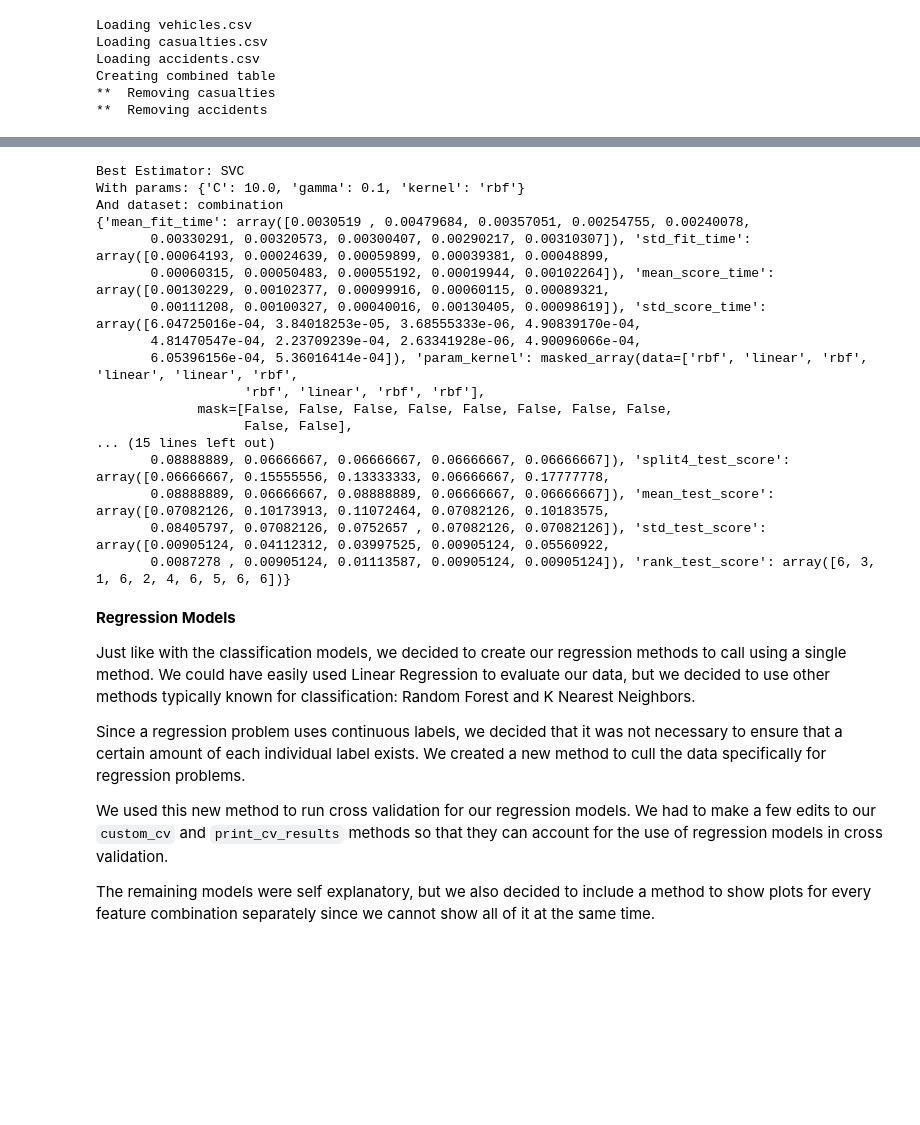
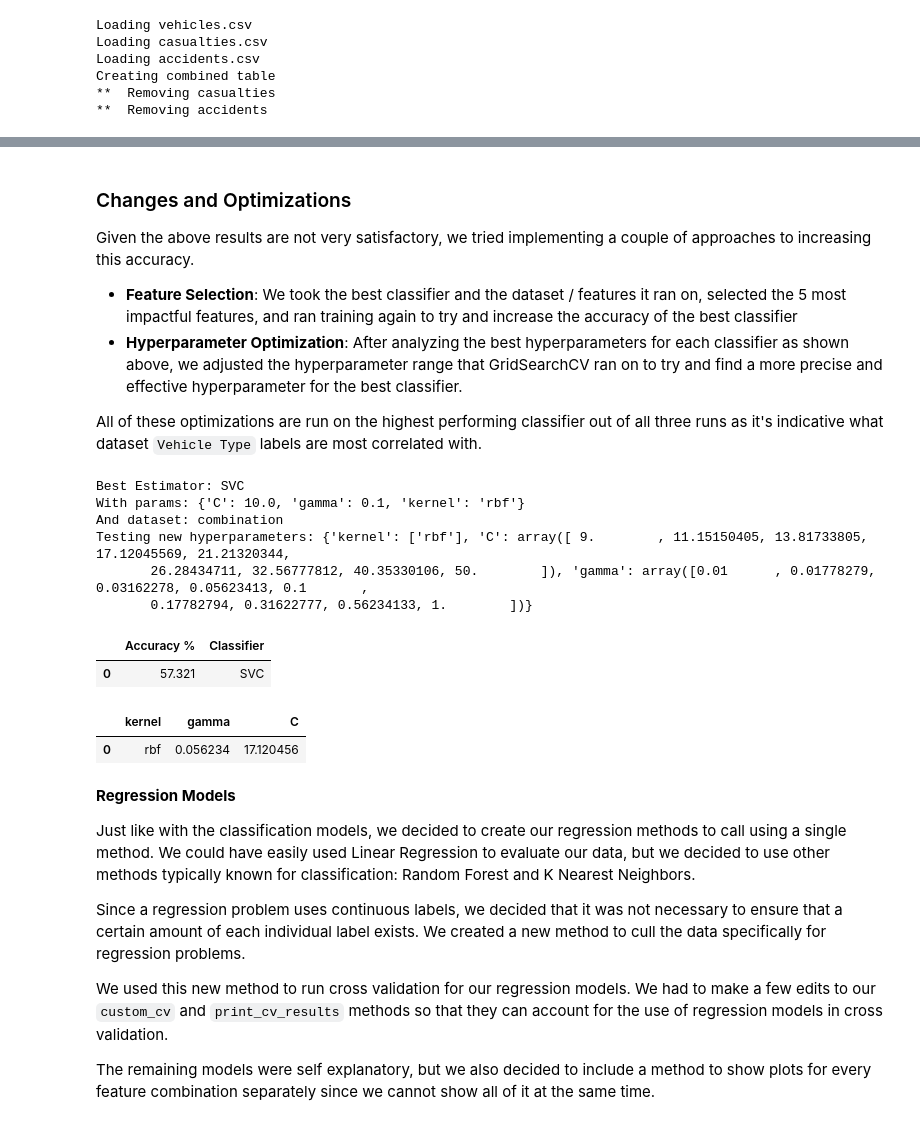
Before and after one commit to corbin-hayden13/CS345_UK_Accident_Analysis, a Jupyter notebook: UK_Accident_Analysis 2.ipynb, the cells around one changed output, grey strips where cells are left out. Saved outputs shown, nothing was run; the diff lists cells and outputs as text; code cells hidden in the pictures; blank space fills up the shorter version.

```diff
--- a/UK_Accident_Analysis 2.ipynb
+++ b/UK_Accident_Analysis 2.ipynb
@@ -506,3 +512,11 @@ pd.DataFrame(output)
+# %% [markdown]
+### Changes and Optimizations
+
+Given the above results are not very satisfactory, we tried implementing a couple of approaches to increasing this accuracy.
+ - **Feature Selection**:  We took the best classifier and the dataset / features it ran on, selected the 5 most impactful features, and ran training again to try and increase the accuracy of the best classifier
+ - **Hyperparameter Optimization**:  After analyzing the best hyperparameters for each classifier as shown above, we adjusted the hyperparameter range that GridSearchCV ran on to try and find a more precise and effective hyperparameter for the best classifier.
+
+All of these optimizations are run on the highest performing classifier out of all three runs as it's indicative what dataset `Vehicle Type` labels are most correlated with.
 # %%
 # Running given best parameters on different features
 
@@ -541,46 +555,53 @@ def fit_best_features(results, label_key, num_optimal_features=5):
         y = dataset[:, -1]
 
         svc_params = {
-            "kernel": ["linear", "rbf"],
-            "C": gen_logspace(0.001, 10, 5),
-            "gamma": gen_logspace(0.001, 10, 5),
+            "kernel": ["rbf"],
+            "C": gen_logspace(9.0, 50.0, 9),
+            "gamma": gen_logspace(0.01, 1, 9),
         }
         rfc_params = {
-            "n_estimators": gen_logspace(1, 1000, 5, as_int=True),
-            "min_samples_split": gen_logspace(2, 10, 5, as_int=True),
-            "max_depth": gen_logspace(5, 30, 5, as_int=True),
-            "min_samples_leaf": gen_logspace(1, 10, 5, as_int=True),
+            "n_estimators": gen_logspace(800, 3000, 10, as_int=True),
         }
 
+        new_params = svc_params if best_results["best_estimator"].__class__.__name__ == "SVC" else rfc_params
+
         return custom_cv(
-            [best_results["best_estimator"]],
+            [SVC()],
             X, y,
-            params_list=[svc_params if best_results["best_estimator"].__class__.__name__ == "SVC" else rfc_params],
+            params_list=[new_params],
             scoring='accuracy',
             random_search=True,
-            verbose=False
         )
 
-results = fit_best_features(results_list, "Vehicle_Type")
-print(results[list(results.keys())[0]]["gs_results"])
+results = fit_best_features(results_list, "Vehicle_Type", num_optimal_features=3)
 # %% [output]
 Best Estimator: SVC
 With params: {'C': 10.0, 'gamma': 0.1, 'kernel': 'rbf'}
 And dataset: combination
-{'mean_fit_time': array([0.0030519 , 0.00479684, 0.00357051, 0.00254755, 0.00240078,
-       0.00330291, 0.00320573, 0.00300407, 0.00290217, 0.00310307]), 'std_fit_time': array([0.00064193, 0.00024639, 0.00059899, 0.00039381, 0.00048899,
-       0.00060315, 0.00050483, 0.00055192, 0.00019944, 0.00102264]), 'mean_score_time': array([0.00130229, 0.00102377, 0.00099916, 0.00060115, 0.00089321,
-       0.00111208, 0.00100327, 0.00040016, 0.00130405, 0.00098619]), 'std_score_time': array([6.04725016e-04, 3.84018253e-05, 3.68555333e-06, 4.90839170e-04,
-       4.81470547e-04, 2.23709239e-04, 2.63341928e-06, 4.90096066e-04,
-       6.05396156e-04, 5.36016414e-04]), 'param_kernel': masked_array(data=['rbf', 'linear', 'rbf', 'linear', 'linear', 'rbf',
-                   'rbf', 'linear', 'rbf', 'rbf'],
-             mask=[False, False, False, False, False, False, False, False,
-                   False, False],
-... (15 lines left out)
-       0.08888889, 0.06666667, 0.06666667, 0.06666667, 0.06666667]), 'split4_test_score': array([0.06666667, 0.15555556, 0.13333333, 0.06666667, 0.17777778,
-       0.08888889, 0.06666667, 0.08888889, 0.06666667, 0.06666667]), 'mean_test_score': array([0.07082126, 0.10173913, 0.11072464, 0.07082126, 0.10183575,
-       0.08405797, 0.07082126, 0.0752657 , 0.07082126, 0.07082126]), 'std_test_score': array([0.00905124, 0.04112312, 0.03997525, 0.00905124, 0.05560922,
-       0.0087278 , 0.00905124, 0.01113587, 0.00905124, 0.00905124]), 'rank_test_score': array([6, 3, 1, 6, 2, 4, 6, 5, 6, 6])}
+Testing new hyperparameters: {'kernel': ['rbf'], 'C': array([ 9.        , 11.15150405, 13.81733805, 17.12045569, 21.21320344,
+       26.28434711, 32.56777812, 40.35330106, 50.        ]), 'gamma': array([0.01      , 0.01778279, 0.03162278, 0.05623413, 0.1       ,
+       0.17782794, 0.31622777, 0.56234133, 1.        ])}
+# %%
+def display_tables(results):
+    from IPython.display import HTML
+    output = {
+        "Accuracy %": results[list(results.keys())[0]]["best_accuracy"],
+        "Classifier": list(results.keys())[0],
+    }
+    df1 = pd.DataFrame(output, index=[0])
+    df2 = pd.DataFrame(results[list(results.keys())[0]]["best_params"], index=[0])
+
+    df1_html = df1.to_html()
+    df2_html = df2.to_html()
+
+    display(HTML(df1_html + df2_html))
+
+display_tables(results)
+# %% [output]
+|  | Accuracy % | Classifier |
+| 0 | 57.321 | SVC |
+|  | kernel | gamma | C |
+| 0 | rbf | 0.056234 | 17.120456 |
 # %% [markdown]
 **Regression Models**
 
```
Also changed, not shown: parts of 5 cells of this notebook.
